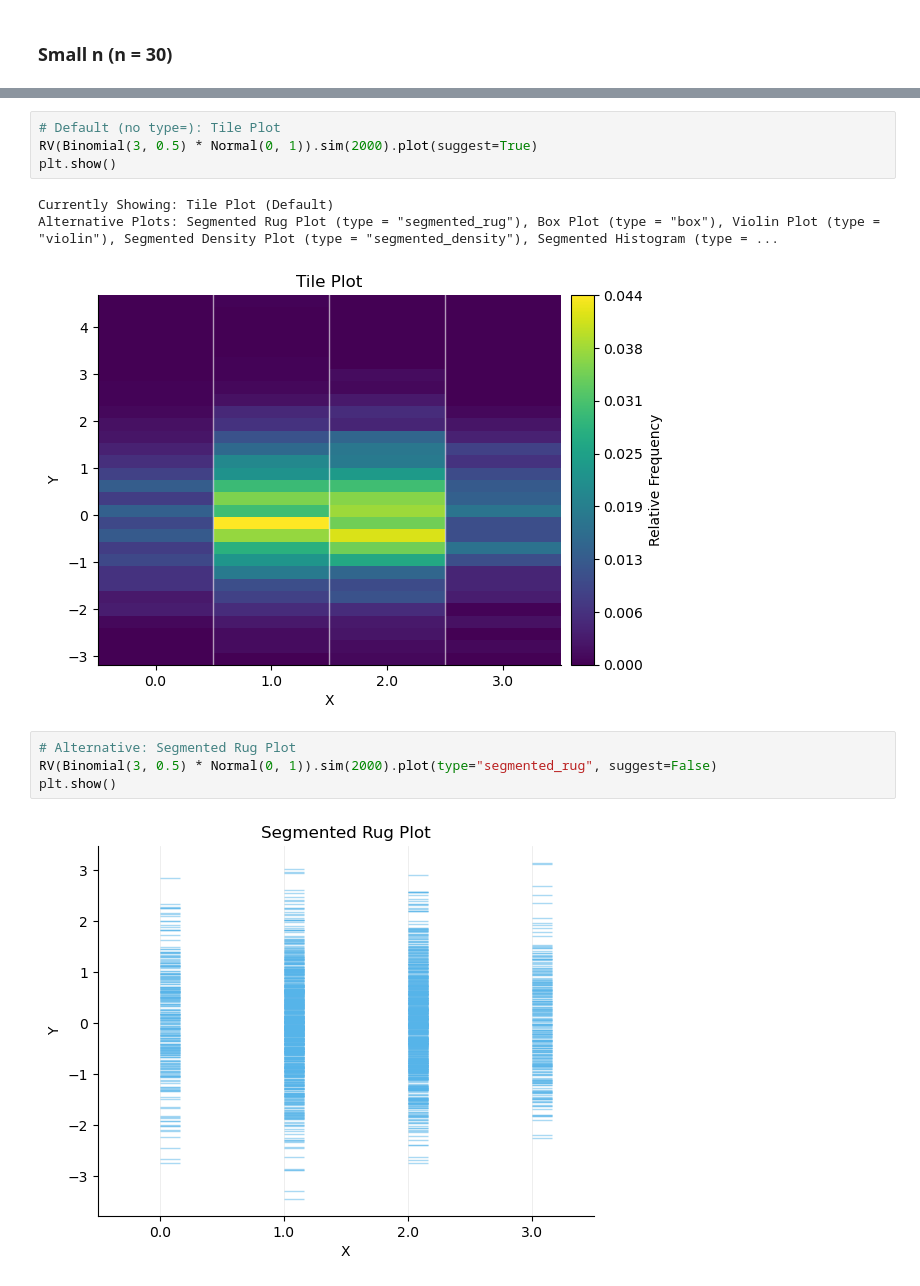
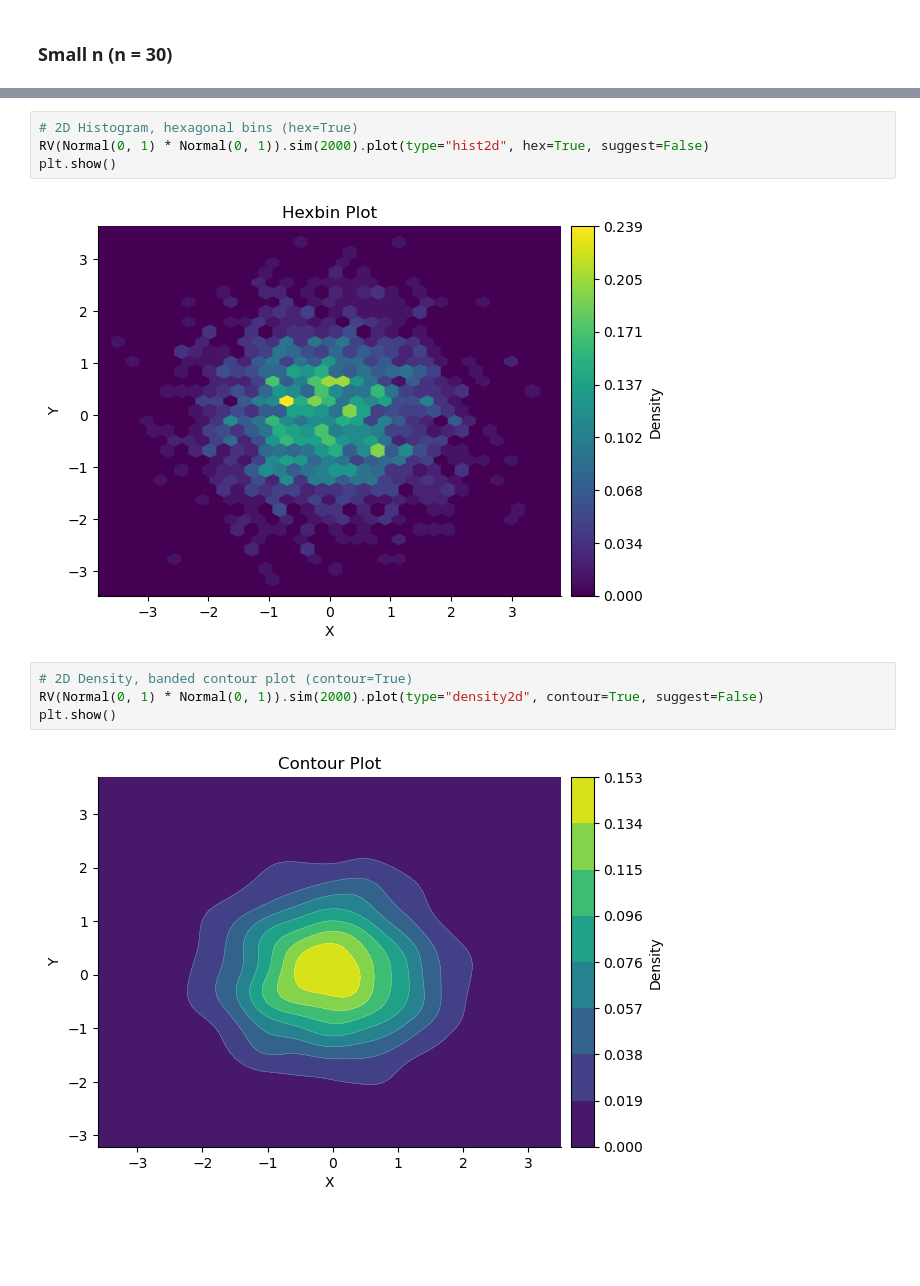
Before and after one commit to calpoly-symbulate/symbulate, a Jupyter notebook: team/plot_lookup_showcase.ipynb, the cells around one changed output, grey strips where cells are left out. Drawn from its saved outputs; the diff is of its cells as text; blank space fills up the shorter version.

```diff
--- a/team/plot_lookup_showcase.ipynb
+++ b/team/plot_lookup_showcase.ipynb
@@ -359,14 +367,12 @@ plt.show()
 # %%
-# Default (no type=): Tile Plot
-RV(Binomial(3, 0.5) * Normal(0, 1)).sim(2000).plot(suggest=True)
+# 2D Histogram, hexagonal bins (hex=True)
+RV(Normal(0, 1) * Normal(0, 1)).sim(2000).plot(type="hist2d", hex=True, suggest=False)
 plt.show()
 # %% [output]
-Currently Showing: Tile Plot (Default)
-Alternative Plots: Segmented Rug Plot (type = "segmented_rug"), Box Plot (type = "box"), Violin Plot (type = "violin"), Segmented Density Plot (type = "segmented_density"), Segmented Histogram (type = ...
-[figure, old version]
+[figure, new version]
 # %%
-# Alternative: Segmented Rug Plot
-RV(Binomial(3, 0.5) * Normal(0, 1)).sim(2000).plot(type="segmented_rug", suggest=False)
+# 2D Density, banded contour plot (contour=True)
+RV(Normal(0, 1) * Normal(0, 1)).sim(2000).plot(type="density2d", contour=True, suggest=False)
 plt.show()
 # %% [output]
-[figure, old version]
+[figure, new version]
```
Also changed, not shown: parts of 102 cells of this notebook, 3 other files.
